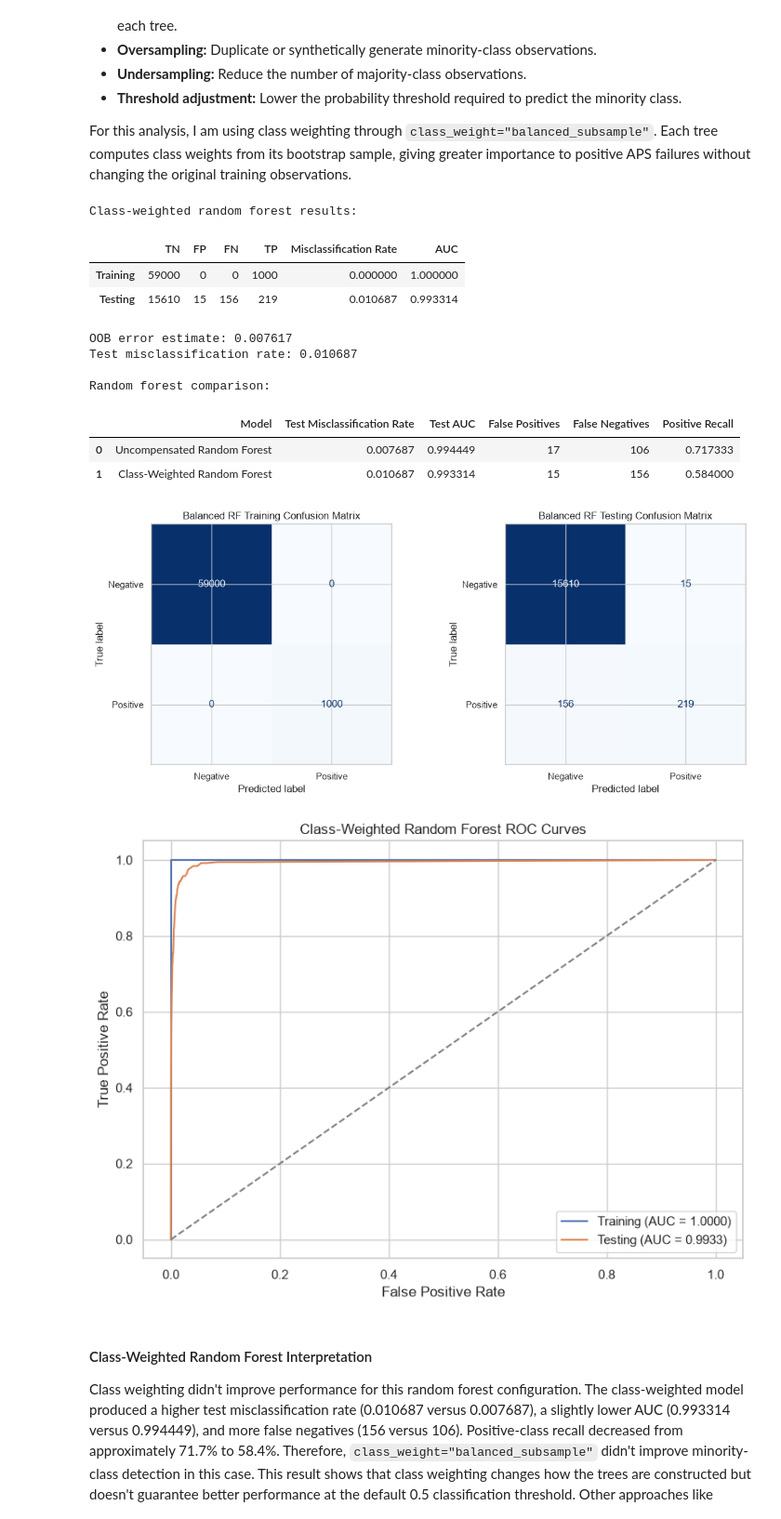
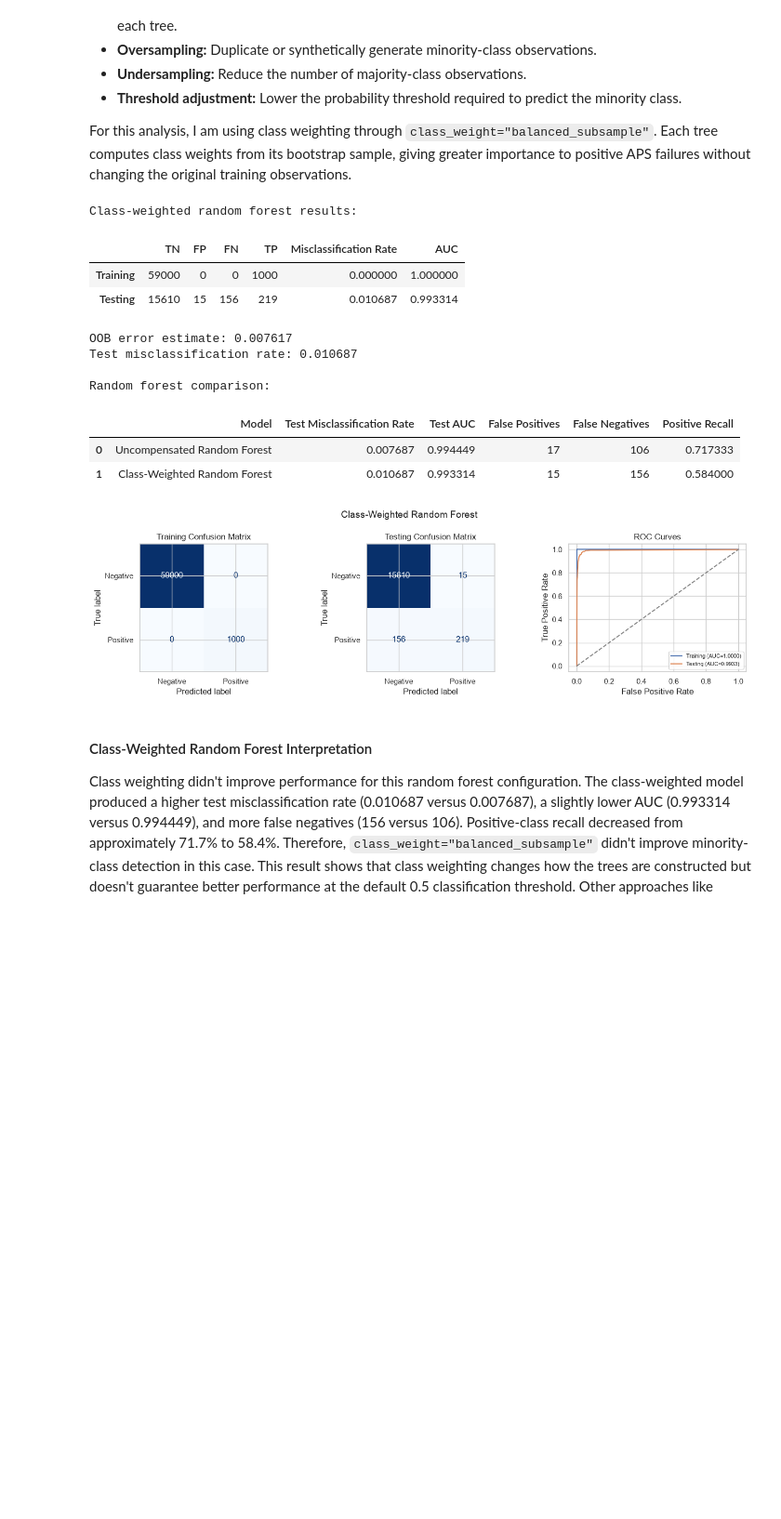
Before and after one commit to manvsatish/dsci-552-hw-6, a Jupyter notebook: notebook/Satish_Manvika_HW6.ipynb, the cells around one changed output. Shown at 93% size. Cells and saved outputs as stored; diff of their text form; code cells hidden in the pictures; blank space fills up the shorter version.

```diff
--- a/notebook/Satish_Manvika_HW6.ipynb
+++ b/notebook/Satish_Manvika_HW6.ipynb
@@ -185,7 +185,7 @@ X_train_log = np.log1p(X_train[highest_cv_features]) #log1p for vis bc the featu
 random_generator = np.random.default_rng(RANDOM_STATE)
 jittered_class = (y_train.to_numpy() + random_generator.normal(0, 0.035, len(y_train)))
 
-figure, axes = plt.subplots(4, 4, figsize=(20, 18)) #scatter plots against binary response
+figure, axes = plt.subplots(4, 4, figsize=(18, 6)) #scatter plots against binary response
 axes = axes.flatten()
 
 for axis, feature in zip(axes, highest_cv_features):
@@ -205,7 +205,7 @@ plt.show()
 plot_data = X_train_log.copy() # class spec boxplots for same features
 plot_data["class"] = y_train.map({0: "Negative", 1: "Positive"})
 
-figure, axes = plt.subplots(4, 4, figsize=(20, 18))
+figure, axes = plt.subplots(4, 4, figsize=(18, 6))
 axes = axes.flatten()
 
 for axis, feature in zip(axes, highest_cv_features):
@@ -374,7 +381,6 @@ balanced_rf_test_probabilities = (compensated_rf.predict_proba(X_test)[:, 1])
 
 #performance metrics
 balanced_rf_train_metrics = (classification_metrics(y_train, balanced_rf_train_predictions, balanced_rf_train_probabilities))
-
 balanced_rf_test_metrics = (classification_metrics(y_test, balanced_rf_test_predictions, balanced_rf_test_probabilities))
 balanced_rf_results = pd.DataFrame([balanced_rf_train_metrics, balanced_rf_test_metrics], index=["Training", "Testing"])
 
@@ -382,65 +388,35 @@ print("Class-weighted random forest results:")
 display(balanced_rf_results.round(6))
 balanced_rf_oob_error = (1 - compensated_rf.oob_score_)
 balanced_rf_test_error = (balanced_rf_test_metrics["Misclassification Rate"])
 print("OOB error estimate:", round(balanced_rf_oob_error, 6))
 print("Test misclassification rate:", round(balanced_rf_test_error, 6))
 
 #compare the 2 random forests
 rf_comparison = pd.DataFrame({
     "Model": ["Uncompensated Random Forest", "Class-Weighted Random Forest"],
     "Test Misclassification Rate": [rf_test_metrics["Misclassification Rate"], balanced_rf_test_metrics["Misclassification Rate"]],
     "Test AUC": [rf_test_metrics["AUC"], balanced_rf_test_metrics["AUC"]],
     "False Positives": [rf_test_metrics["FP"], balanced_rf_test_metrics["FP"]],
     "False Negatives": [rf_test_metrics["FN"], balanced_rf_test_metrics["FN"]],
     "Positive Recall": [rf_test_metrics["TP"] / (rf_test_metrics["TP"] + rf_test_metrics["FN"]), balanced_rf_test_metrics["TP"] / (balanced_rf_test_metrics["TP"] + balanced_rf_test_metrics["FN"])]
 })
 
 print("\nRandom forest comparison:")
 display(rf_comparison.round(6))
-figure, axes = plt.subplots(1, 2, figsize=(12, 5)) #confusion matrices
-ConfusionMatrixDisplay.from_predictions(y_train, balanced_rf_train_predictions, display_labels=["Negative", "Positive"], cmap="Blues", ax=axes[0], colorbar=False)
-axes[0].set_title("Balanced RF Training Confusion Matrix")
-ConfusionMatrixDisplay.from_predictions(y_test, balanced_rf_test_predictions, display_labels=["Negative", "Positive"], cmap="Blues", ax=axes[1],colorbar=False)
-axes[1].set_title("Balanced RF Testing Confusion Matrix")
-plt.tight_layout()
-plt.show()
-
-balanced_train_fpr, balanced_train_tpr, _ = (roc_curve(y_train, balanced_rf_train_probabilities)) #roc curves
-balanced_test_fpr, balanced_test_tpr, _ = (roc_curve(y_test, balanced_rf_test_probabilities))
-plt.figure(figsize=(8, 6))
-plt.plot(balanced_train_fpr, balanced_train_tpr,
-    label=(
-        "Training "
-        f"(AUC = {balanced_rf_train_metrics['AUC']:.4f})"
-    )
-)
-plt.plot(balanced_test_fpr, balanced_test_tpr,
-    label=(
-        "Testing "
-        f"(AUC = {balanced_rf_test_metrics['AUC']:.4f})"
-    )
-)
-plt.plot([0, 1], [0, 1], linestyle="--", color="gray")
-plt.xlabel("False Positive Rate")
-plt.ylabel("True Positive Rate")
-plt.title("Class-Weighted Random Forest ROC Curves")
-plt.legend()
-plt.tight_layout()
-plt.show()
+plot_model_diagnostics("Class-Weighted Random Forest", y_train, balanced_rf_train_predictions, balanced_rf_train_probabilities, y_test, balanced_rf_test_predictions, balanced_rf_test_probabilities)
 # %% [output]
 Class-weighted random forest results:
 |  | TN | FP | FN | TP | Misclassification Rate | AUC |
 | Training | 59000 | 0 | 0 | 1000 | 0.000000 | 1.000000 |
 | Testing | 15610 | 15 | 156 | 219 | 0.010687 | 0.993314 |
 OOB error estimate: 0.007617
 Test misclassification rate: 0.010687
 
 Random forest comparison:
 |  | Model | Test Misclassification Rate | Test AUC | False Positives | False Negatives | Positive Recall |
 | 0 | Uncompensated Random Forest | 0.007687 | 0.994449 | 17 | 106 | 0.717333 |
 | 1 | Class-Weighted Random Forest | 0.010687 | 0.993314 | 15 | 156 | 0.584000 |
-[figure, old version]
+[figure, new version]
-[figure, removed]
 # %% [markdown]
 #### Class-Weighted Random Forest Interpretation
 
```
Also changed, not shown: parts of 7 cells of this notebook.
